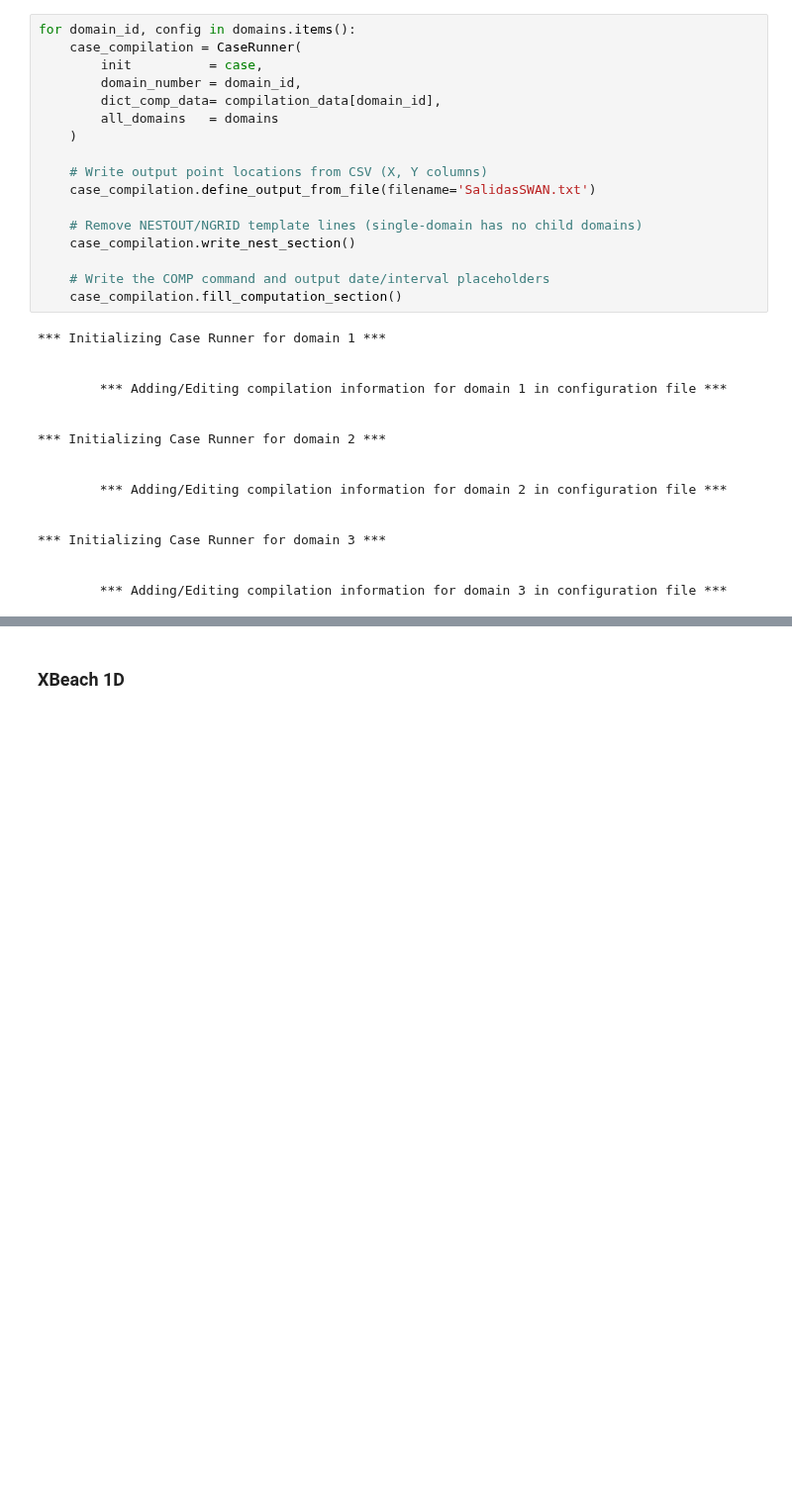
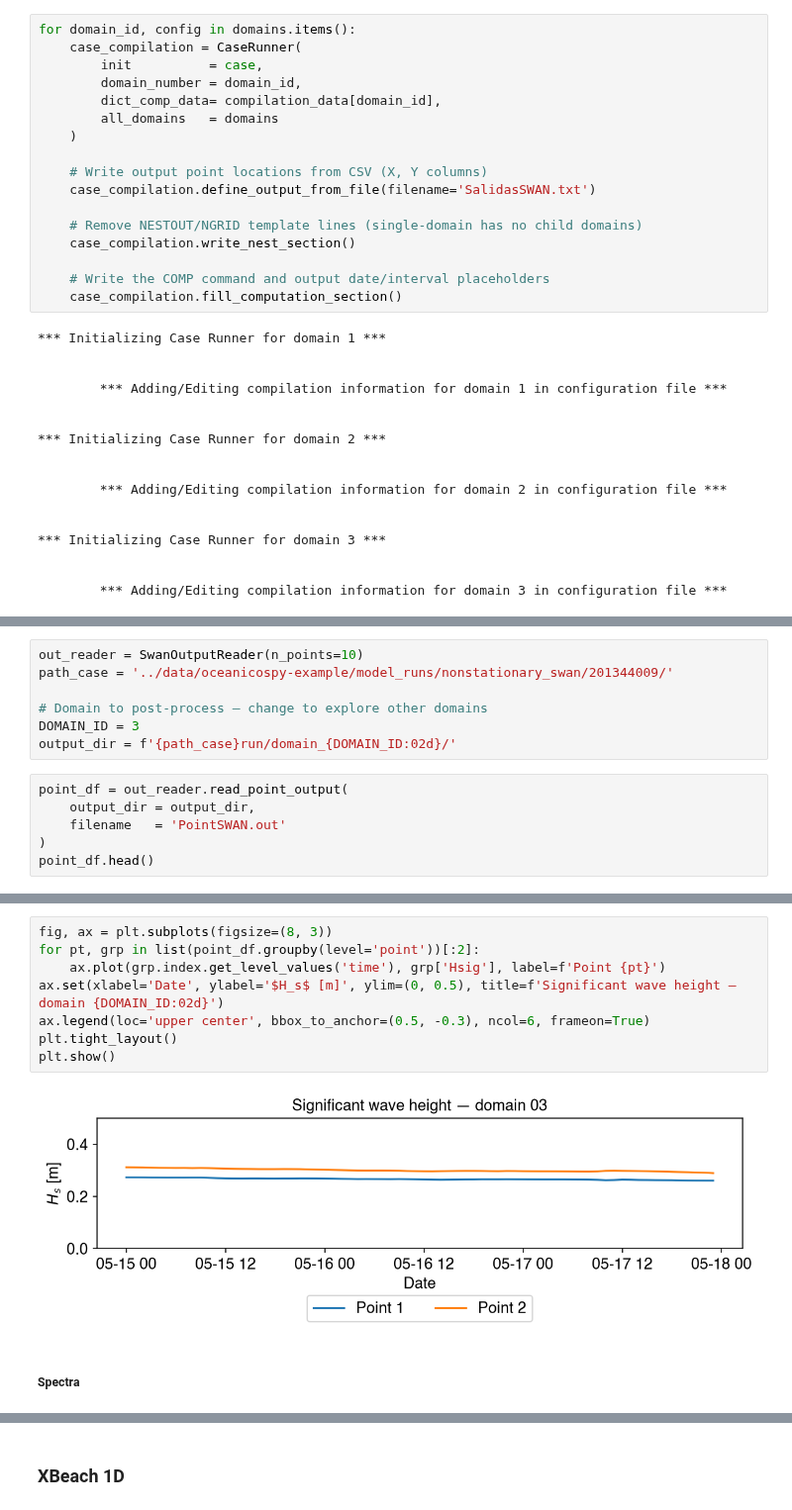
Before and after one commit to oceanicos/oceanicospy, a Jupyter notebook: examples/oceanicospy_workflow.ipynb, the cells around one changed output, grey strips where cells are left out. Shown at 99% size. Drawn from its saved outputs; the diff is of its cells as text; blank space fills up the shorter version.

Commit message:
avance ejemplo oceanicospy

```diff
--- a/examples/oceanicospy_workflow.ipynb
+++ b/examples/oceanicospy_workflow.ipynb
@@ -613,0 +641,13 @@ for domain_id, config in domains.items():
+# %%
+out_reader = SwanOutputReader(n_points=10)
+path_case = '../data/oceanicospy-example/model_runs/nonstationary_swan/201344009/'
+
+# Domain to post-process — change to explore other domains
+DOMAIN_ID = 3
+output_dir = f'{path_case}run/domain_{DOMAIN_ID:02d}/'
+# %%
+point_df = out_reader.read_point_output(
+    output_dir = output_dir,
+    filename   = 'PointSWAN.out'
+)
+point_df.head()
@@ -613,0 +662,12 @@ for domain_id, config in domains.items():
+# %%
+fig, ax = plt.subplots(figsize=(8, 3))
+for pt, grp in list(point_df.groupby(level='point'))[:2]:
+    ax.plot(grp.index.get_level_values('time'), grp['Hsig'], label=f'Point {pt}')
+ax.set(xlabel='Date', ylabel='$H_s$ [m]', ylim=(0, 0.5), title=f'Significant wave height — domain {DOMAIN_ID:02d}')
+ax.legend(loc='upper center', bbox_to_anchor=(0.5, -0.3), ncol=6, frameon=True)
+plt.tight_layout()
+plt.show()
+# %% [output]
+[figure, added]
+# %% [markdown]
+##### Spectra
```
Also changed, not shown: parts of 44 cells of this notebook.
